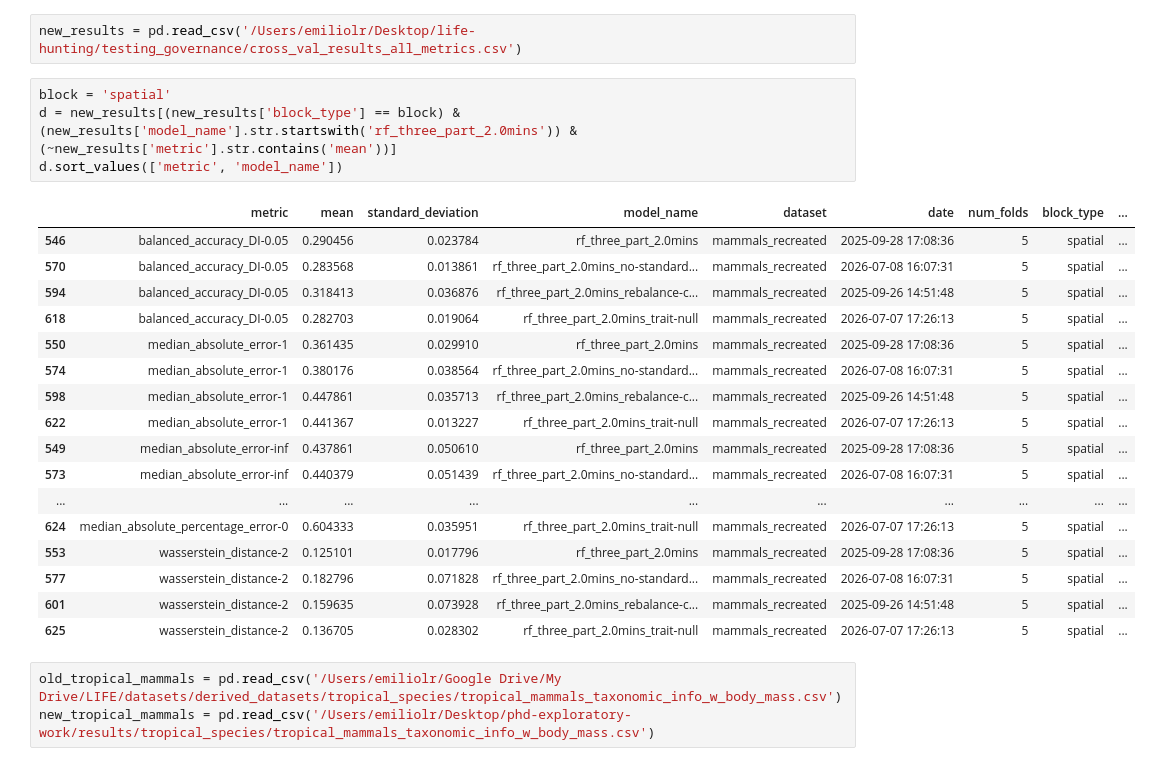
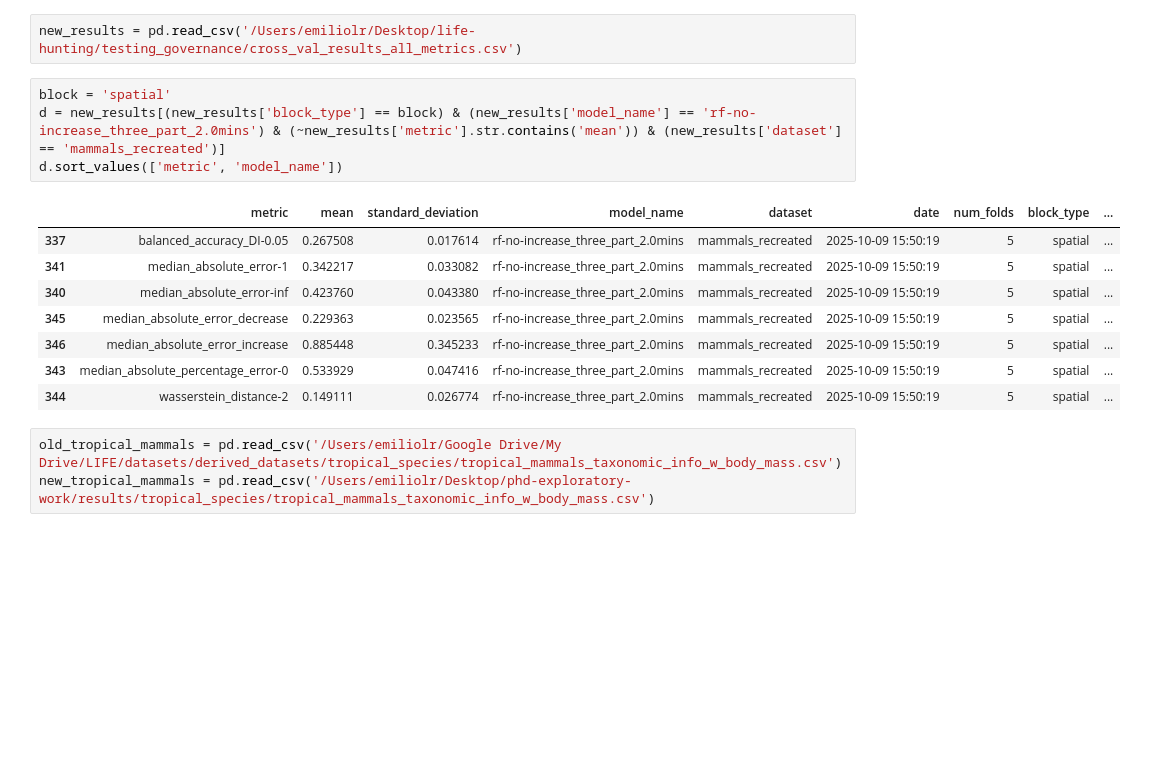
Before and after one commit to emiliolr/life-hunting, a Jupyter notebook: notebooks/scratch.ipynb, the cells around one changed output. Saved outputs shown, nothing was run; the diff lists cells and outputs as text; blank space fills up the shorter version.

```diff
--- a/notebooks/scratch.ipynb
+++ b/notebooks/scratch.ipynb
@@ -14,26 +14,17 @@ from utils import preprocess_data, read_csv_non_utf
 new_results = pd.read_csv('/Users/emiliolr/Desktop/life-hunting/testing_governance/cross_val_results_all_metrics.csv')
 # %%
 block = 'spatial'
-d = new_results[(new_results['block_type'] == block) & (new_results['model_name'].str.startswith('rf_three_part_2.0mins')) & (~new_results['metric'].str.contains('mean'))]
+d = new_results[(new_results['block_type'] == block) & (new_results['model_name'] == 'rf-no-increase_three_part_2.0mins') & (~new_results['metric'].str.contains('mean')) & (new_results['dataset'] == 'mammals_recreated')]
 d.sort_values(['metric', 'model_name'])
 # %% [output]
 |  | metric | mean | standard_deviation | model_name | dataset | date | num_folds | block_type | ... |
-| 546 | balanced_accuracy_DI-0.05 | 0.290456 | 0.023784 | rf_three_part_2.0mins | mammals_recreated | 2025-09-28 17:08:36 | 5 | spatial | ... |
-| 570 | balanced_accuracy_DI-0.05 | 0.283568 | 0.013861 | rf_three_part_2.0mins_no-standard... | mammals_recreated | 2026-07-08 16:07:31 | 5 | spatial | ... |
-| 594 | balanced_accuracy_DI-0.05 | 0.318413 | 0.036876 | rf_three_part_2.0mins_rebalance-c... | mammals_recreated | 2025-09-26 14:51:48 | 5 | spatial | ... |
-| 618 | balanced_accuracy_DI-0.05 | 0.282703 | 0.019064 | rf_three_part_2.0mins_trait-null | mammals_recreated | 2026-07-07 17:26:13 | 5 | spatial | ... |
-| 550 | median_absolute_error-1 | 0.361435 | 0.029910 | rf_three_part_2.0mins | mammals_recreated | 2025-09-28 17:08:36 | 5 | spatial | ... |
-| 574 | median_absolute_error-1 | 0.380176 | 0.038564 | rf_three_part_2.0mins_no-standard... | mammals_recreated | 2026-07-08 16:07:31 | 5 | spatial | ... |
-| 598 | median_absolute_error-1 | 0.447861 | 0.035713 | rf_three_part_2.0mins_rebalance-c... | mammals_recreated | 2025-09-26 14:51:48 | 5 | spatial | ... |
-| 622 | median_absolute_error-1 | 0.441367 | 0.013227 | rf_three_part_2.0mins_trait-null | mammals_recreated | 2026-07-07 17:26:13 | 5 | spatial | ... |
-| 549 | median_absolute_error-inf | 0.437861 | 0.050610 | rf_three_part_2.0mins | mammals_recreated | 2025-09-28 17:08:36 | 5 | spatial | ... |
-| 573 | median_absolute_error-inf | 0.440379 | 0.051439 | rf_three_part_2.0mins_no-standard... | mammals_recreated | 2026-07-08 16:07:31 | 5 | spatial | ... |
-| ... | ... | ... | ... | ... | ... | ... | ... | ... | ... |
-| 624 | median_absolute_percentage_error-0 | 0.604333 | 0.035951 | rf_three_part_2.0mins_trait-null | mammals_recreated | 2026-07-07 17:26:13 | 5 | spatial | ... |
-| 553 | wasserstein_distance-2 | 0.125101 | 0.017796 | rf_three_part_2.0mins | mammals_recreated | 2025-09-28 17:08:36 | 5 | spatial | ... |
-| 577 | wasserstein_distance-2 | 0.182796 | 0.071828 | rf_three_part_2.0mins_no-standard... | mammals_recreated | 2026-07-08 16:07:31 | 5 | spatial | ... |
-| 601 | wasserstein_distance-2 | 0.159635 | 0.073928 | rf_three_part_2.0mins_rebalance-c... | mammals_recreated | 2025-09-26 14:51:48 | 5 | spatial | ... |
-| 625 | wasserstein_distance-2 | 0.136705 | 0.028302 | rf_three_part_2.0mins_trait-null | mammals_recreated | 2026-07-07 17:26:13 | 5 | spatial | ... |
+| 337 | balanced_accuracy_DI-0.05 | 0.267508 | 0.017614 | rf-no-increase_three_part_2.0mins | mammals_recreated | 2025-10-09 15:50:19 | 5 | spatial | ... |
+| 341 | median_absolute_error-1 | 0.342217 | 0.033082 | rf-no-increase_three_part_2.0mins | mammals_recreated | 2025-10-09 15:50:19 | 5 | spatial | ... |
+| 340 | median_absolute_error-inf | 0.423760 | 0.043380 | rf-no-increase_three_part_2.0mins | mammals_recreated | 2025-10-09 15:50:19 | 5 | spatial | ... |
+| 345 | median_absolute_error_decrease | 0.229363 | 0.023565 | rf-no-increase_three_part_2.0mins | mammals_recreated | 2025-10-09 15:50:19 | 5 | spatial | ... |
+| 346 | median_absolute_error_increase | 0.885448 | 0.345233 | rf-no-increase_three_part_2.0mins | mammals_recreated | 2025-10-09 15:50:19 | 5 | spatial | ... |
+| 343 | median_absolute_percentage_error-0 | 0.533929 | 0.047416 | rf-no-increase_three_part_2.0mins | mammals_recreated | 2025-10-09 15:50:19 | 5 | spatial | ... |
+| 344 | wasserstein_distance-2 | 0.149111 | 0.026774 | rf-no-increase_three_part_2.0mins | mammals_recreated | 2025-10-09 15:50:19 | 5 | spatial | ... |
 # %%
 old_tropical_mammals = pd.read_csv('/Users/emiliolr/Google Drive/My Drive/LIFE/datasets/derived_datasets/tropical_species/tropical_mammals_taxonomic_info_w_body_mass.csv')
 new_tropical_mammals = pd.read_csv('/Users/emiliolr/Desktop/phd-exploratory-work/results/tropical_species/tropical_mammals_taxonomic_info_w_body_mass.csv')
```
Also changed, not shown: 5 other files.
